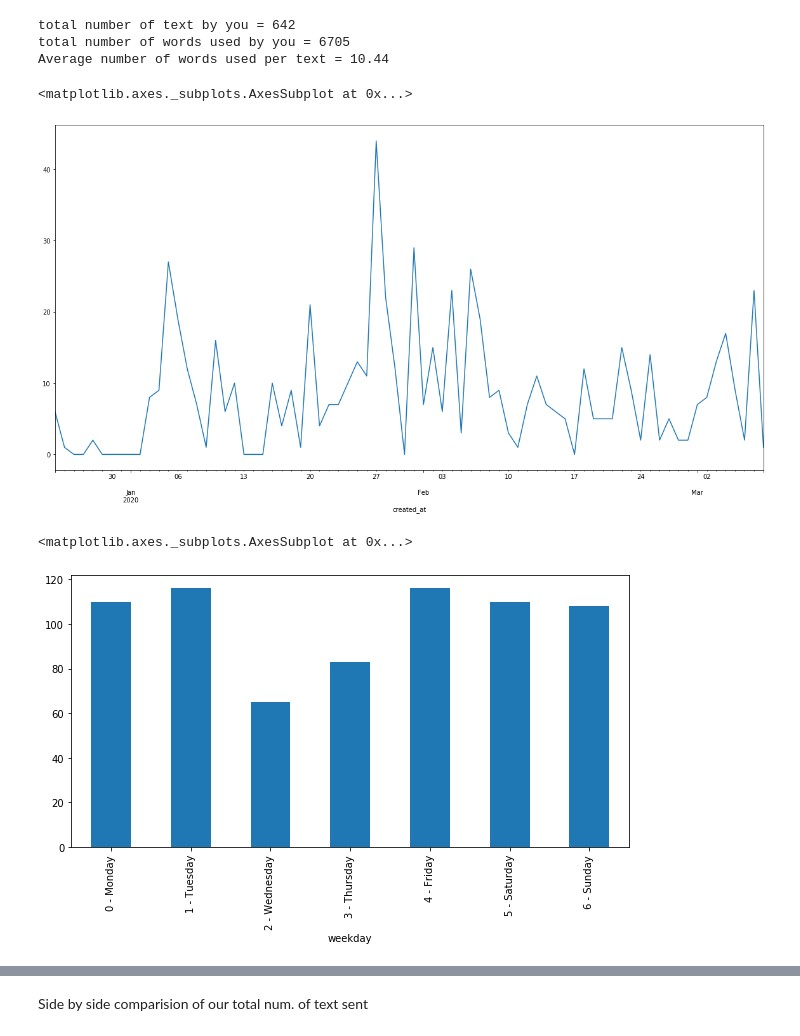
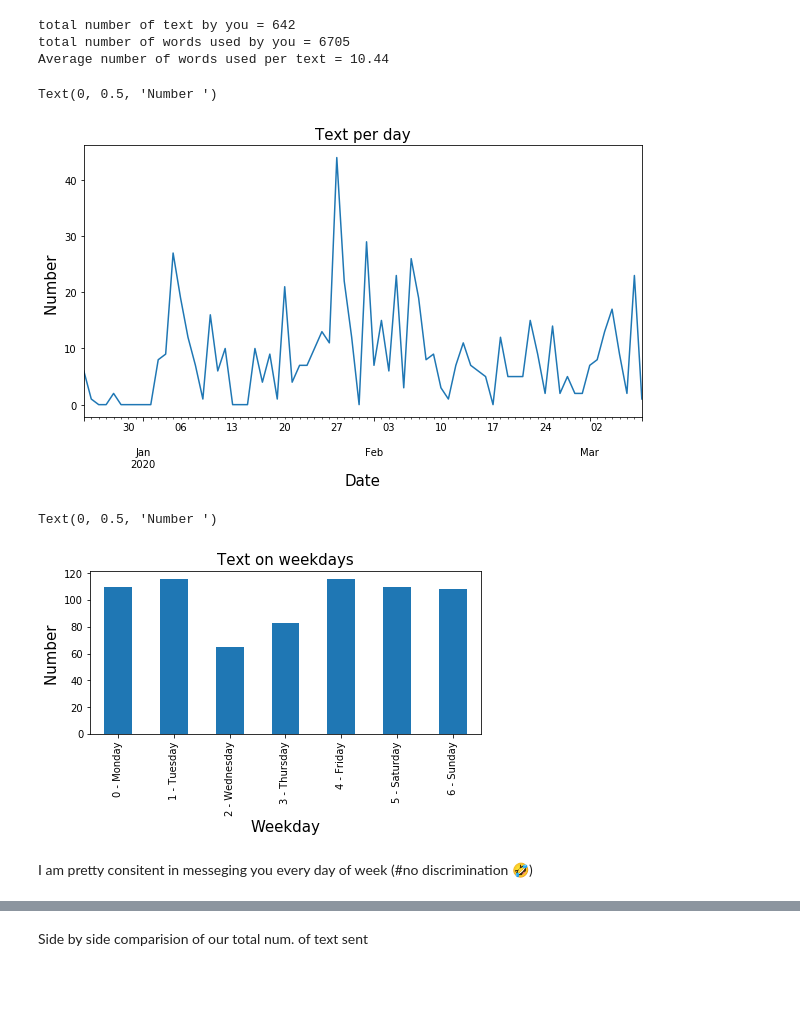
Before and after one commit to itsajoke542/chat_analyser, a Jupyter notebook: final_chat_analyser.ipynb, the cells around one changed output, grey strips where cells are left out. Drawn from its saved outputs; the diff is of its cells as text; code cells hidden in the pictures; blank space fills up the shorter version.

```diff
--- a/final_chat_analyser.ipynb
+++ b/final_chat_analyser.ipynb
@@ -117,16 +136,24 @@ total number of words used by you = 6705
 Average number of words used per text = 10.44
 # %%
 messages_day_anurag = df1.groupby(pd.Grouper(key="created_at", freq='D')).count()
-messages_day_anurag.text.plot(figsize=(20,10),label='daily_number')
+messages_day_anurag.text.plot(figsize=(10,5),label='daily_number')
+plt.title('Text per day', fontsize=15)
+plt.xlabel('Date', fontsize=15)
+plt.ylabel('Number ', fontsize=15)
 # %% [output]
-<matplotlib.axes._subplots.AxesSubplot at 0x...>
+Text(0, 0.5, 'Number ')
-[figure, old version]
+[figure, new version]
 # %%
 week_days = {0:'0 - Monday',1:'1 - Tuesday',2:'2 - Wednesday',3:'3 - Thursday',4:'4 - Friday',5:'5 - Saturday',6:'6 - Sunday'}
 df1['weekday'] = df1['created_at'].apply(lambda x: week_days[x.weekday()])
-df1.groupby('weekday')['created_at'].count().plot(kind='bar',figsize=(10,5))
+df1.groupby('weekday')['created_at'].count().plot(kind='bar',figsize=(7,3))
+plt.title('Text on weekdays', fontsize=15)
+plt.xlabel('Weekday', fontsize=15)
+plt.ylabel('Number ', fontsize=15)
 # %% [output]
-<matplotlib.axes._subplots.AxesSubplot at 0x...>
+Text(0, 0.5, 'Number ')
-[figure, old version]
+[figure, new version]
+# %% [markdown]
+I am pretty consitent in messeging you every day of week (#no discrimination 🤣)
 # %%
 times = pd.DatetimeIndex(df1.index)
```
Also changed, not shown: parts of 21 cells of this notebook.
